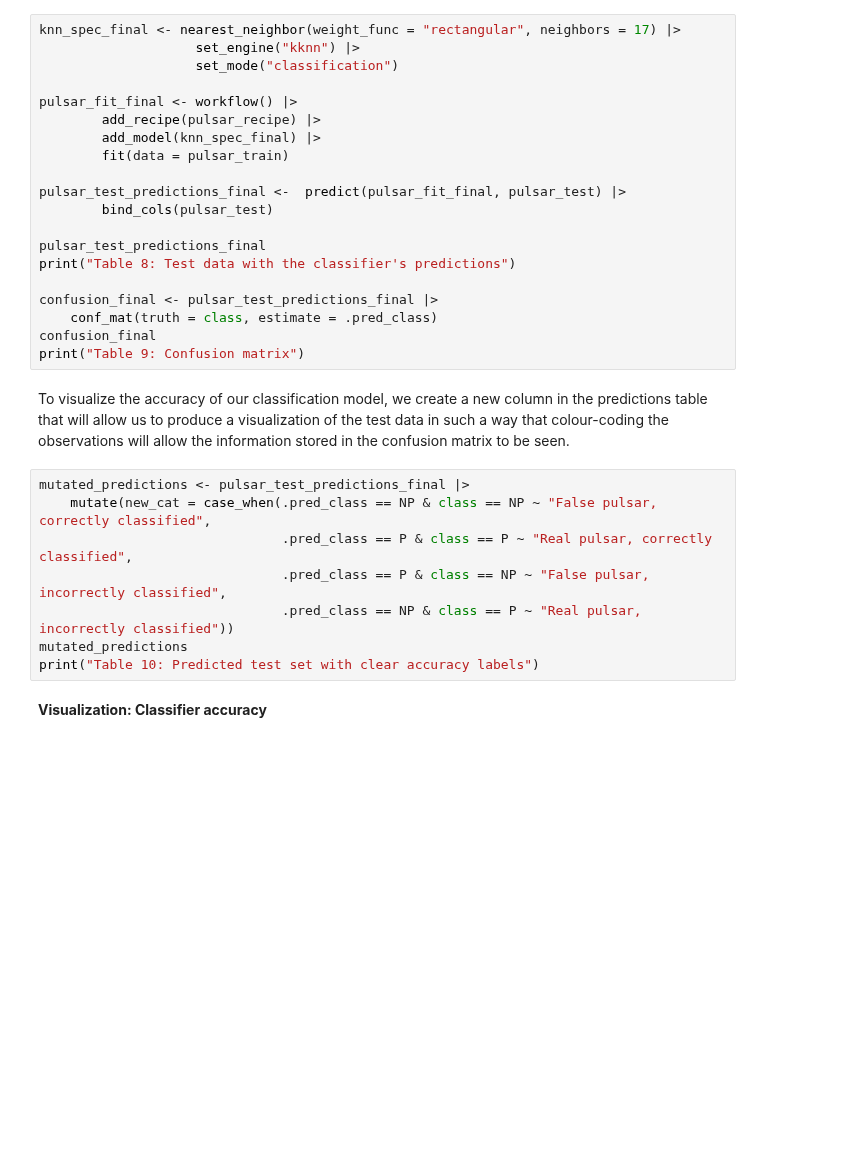
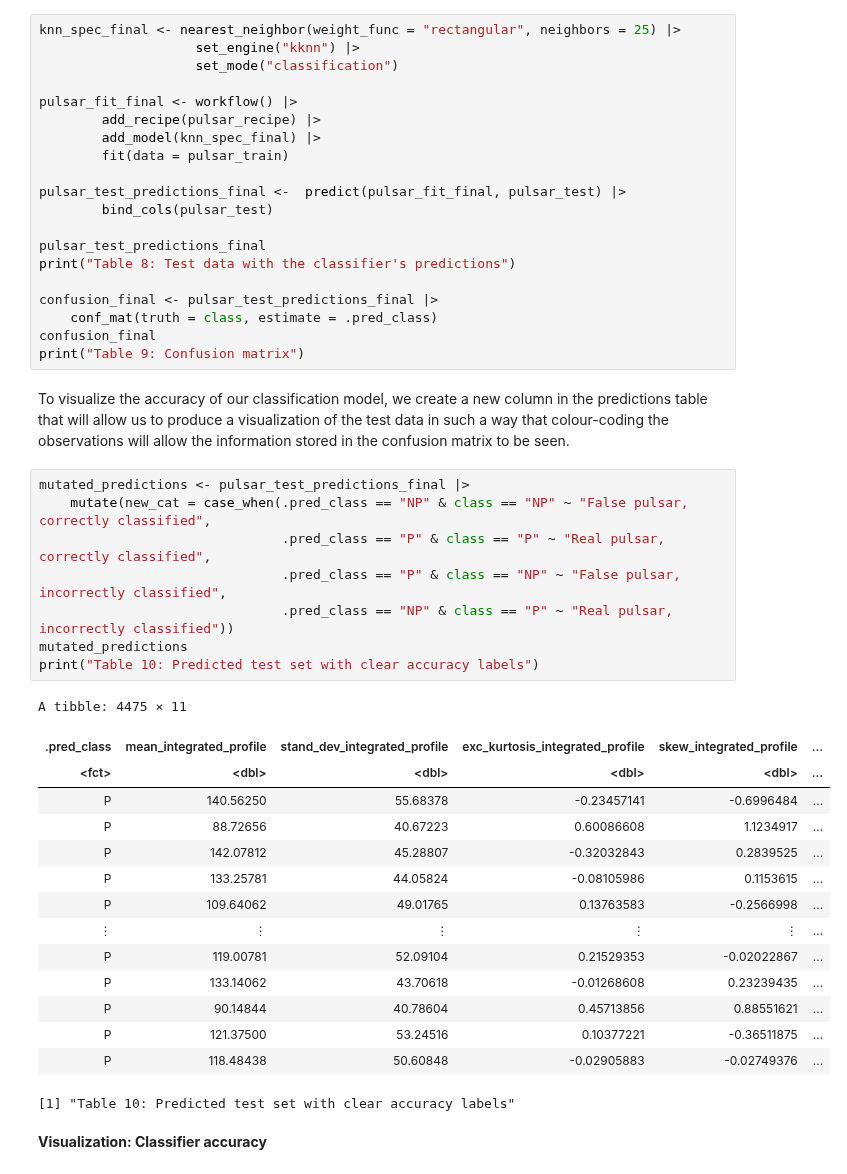
Before and after one commit to nailserverzone/dsci-100-2023w2-group-11, a Jupyter notebook: Final_project.ipynb, the cells around one changed output. Saved outputs shown, nothing was run; the diff lists cells and outputs as text; blank space fills up the shorter version.

```diff
--- a/Final_project.ipynb
+++ b/Final_project.ipynb
@@ -380,5 +420,5 @@ Upon determining the optimal K value for our classifier, we can finally predict
 # %%
-knn_spec_final <- nearest_neighbor(weight_func = "rectangular", neighbors = 17) |>
+knn_spec_final <- nearest_neighbor(weight_func = "rectangular", neighbors = 25) |>
                     set_engine("kknn") |>
                     set_mode("classification")
 
@@ -401,12 +441,28 @@ print("Table 9: Confusion matrix")
 To visualize the accuracy of our classification model, we create a new column in the predictions table that will allow us to produce a visualization of the test data in such a way that colour-coding the observations will allow the information stored in the confusion matrix to be seen.
 # %%
 mutated_predictions <- pulsar_test_predictions_final |>
-    mutate(new_cat = case_when(.pred_class == NP & class == NP ~ "False pulsar, correctly classified",
-                               .pred_class == P & class == P ~ "Real pulsar, correctly classified",
-                               .pred_class == P & class == NP ~ "False pulsar, incorrectly classified",
-                               .pred_class == NP & class == P ~ "Real pulsar, incorrectly classified"))
+    mutate(new_cat = case_when(.pred_class == "NP" & class == "NP" ~ "False pulsar, correctly classified",
+                               .pred_class == "P" & class == "P" ~ "Real pulsar, correctly classified",
+                               .pred_class == "P" & class == "NP" ~ "False pulsar, incorrectly classified",
+                               .pred_class == "NP" & class == "P" ~ "Real pulsar, incorrectly classified"))
 mutated_predictions
 print("Table 10: Predicted test set with clear accuracy labels")
+# %% [output]
+A tibble: 4475 × 11
+| .pred_class | mean_integrated_profile | stand_dev_integrated_profile | exc_kurtosis_integrated_profile | skew_integrated_profile | ... |
+| <fct> | <dbl> | <dbl> | <dbl> | <dbl> | ... |
+| P | 140.56250 | 55.68378 | -0.23457141 | -0.6996484 | ... |
+| P | 88.72656 | 40.67223 | 0.60086608 | 1.1234917 | ... |
+| P | 142.07812 | 45.28807 | -0.32032843 | 0.2839525 | ... |
+| P | 133.25781 | 44.05824 | -0.08105986 | 0.1153615 | ... |
+| P | 109.64062 | 49.01765 | 0.13763583 | -0.2566998 | ... |
+| ⋮ | ⋮ | ⋮ | ⋮ | ⋮ | ... |
+| P | 119.00781 | 52.09104 | 0.21529353 | -0.02022867 | ... |
+| P | 133.14062 | 43.70618 | -0.01268608 | 0.23239435 | ... |
+| P | 90.14844 | 40.78604 | 0.45713856 | 0.88551621 | ... |
+| P | 121.37500 | 53.24516 | 0.10377221 | -0.36511875 | ... |
+| P | 118.48438 | 50.60848 | -0.02905883 | -0.02749376 | ... |
+[1] "Table 10: Predicted test set with clear accuracy labels"
 # %% [markdown]
 <b> Visualization: Classifier accuracy </b>
 # %% [markdown]
```
Also changed, not shown: parts of 13 cells of this notebook.
